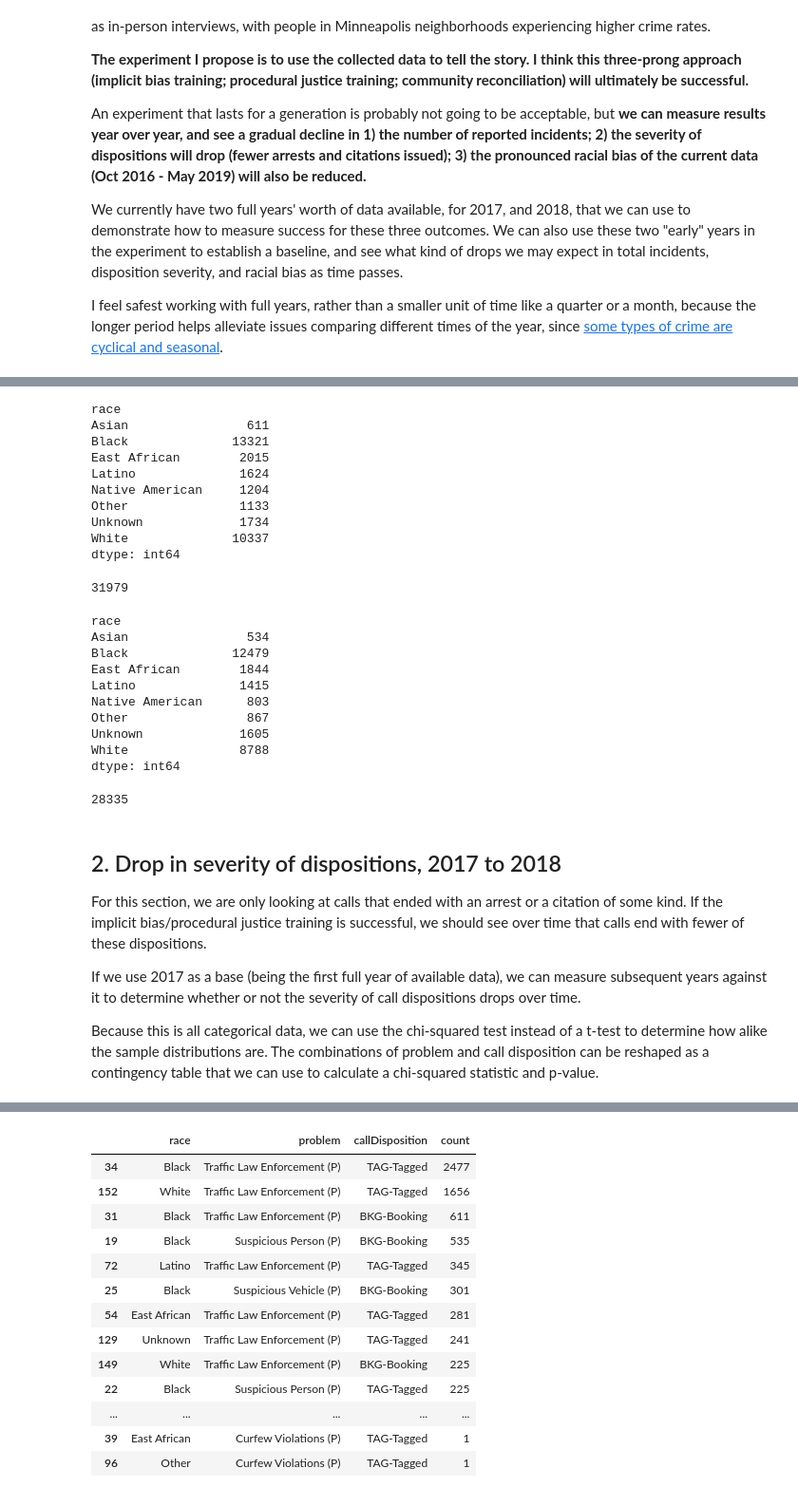
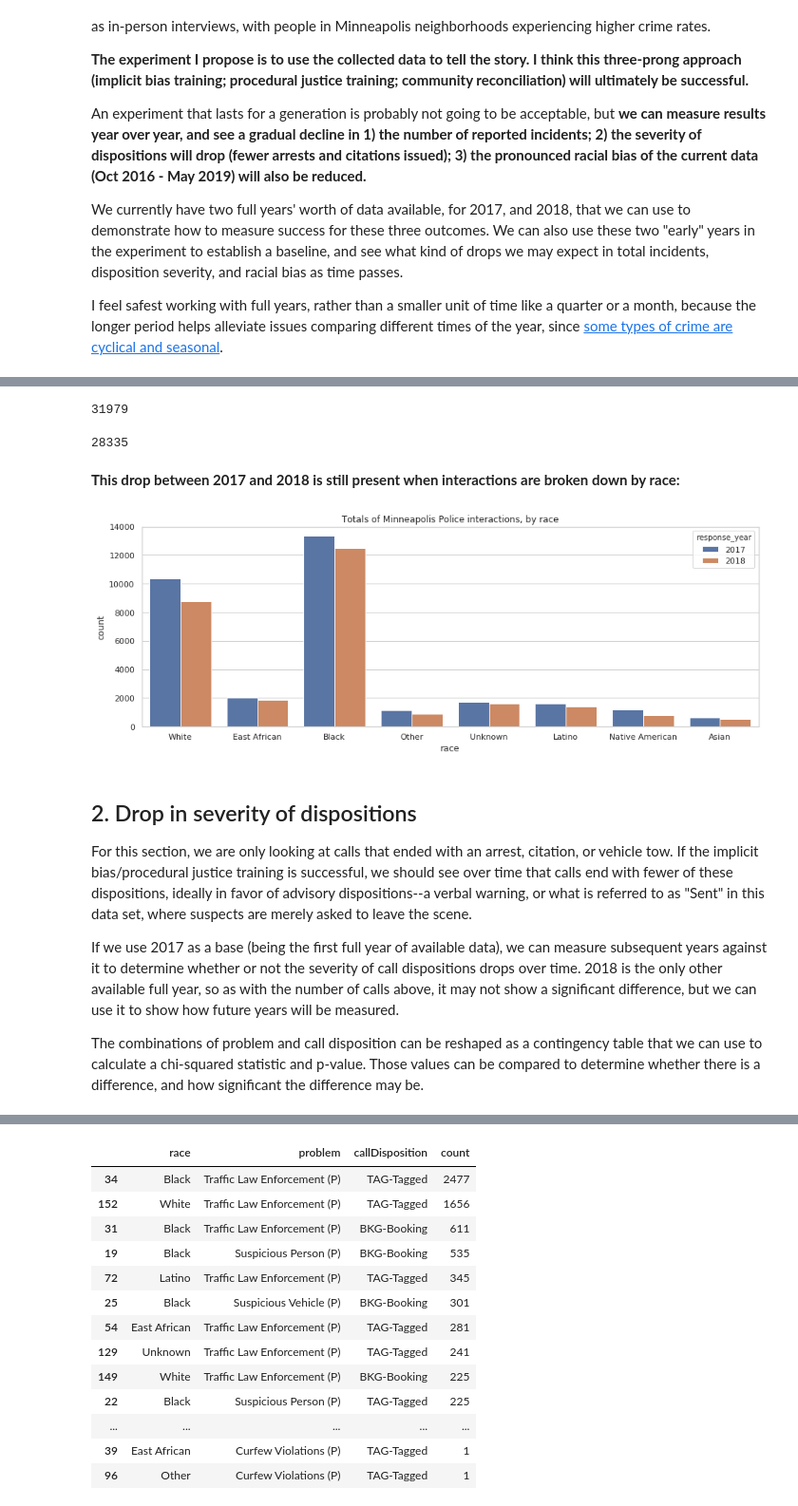
Before and after one commit to iamjeremybe/thinkful_data_science, a Jupyter notebook: Capstone 2/Thinkful Capstone 2 - narrative analytics and experimentation.ipynb, the cells around one changed output, grey strips where cells are left out. Shown at 95% size. Drawn from its saved outputs; the diff is of its cells as text; code cells hidden in the pictures.

```diff
--- a/Capstone 2/Thinkful Capstone 2 - narrative analytics and experimentation.ipynb
+++ b/Capstone 2/Thinkful Capstone 2 - narrative analytics and experimentation.ipynb
@@ -517,46 +510,33 @@ df_interactions_2018 = df.loc[(df['callDisposition'].isin(interactions)) & \
 # %%
-df_race_totals_2017 = df_interactions_2017.groupby(['race']).size()
-df_race_totals_2017
+df_race_totals_2017 = df_interactions_2017.groupby(['race']).size().to_frame()
+df_race_totals_2017[0].sum()
 # %% [output]
-race
-Asian                611
-Black              13321
-East African        2015
-Latino              1624
-Native American     1204
-Other               1133
-Unknown             1734
-White              10337
-dtype: int64
+31979
-# %%
-df_race_totals_2017.sum()
-# %% [output]
-31979
 # %%
-df_race_totals_2018 = df_interactions_2018.groupby(['race']).size()
-df_race_totals_2018
+df_race_totals_2018 = df_interactions_2018.groupby(['race']).size().to_frame()
+df_race_totals_2018[0].sum()
 # %% [output]
-race
-Asian                534
-Black              12479
-East African        1844
-Latino              1415
-Native American      803
-Other                867
-Unknown             1605
-White               8788
-dtype: int64
+28335
-# %%
-df_race_totals_2018.sum()
-# %% [output]
-28335
+# %% [markdown]
+__This drop between 2017 and 2018 is still present when interactions are broken down by race:__
+# %%
+plt.subplots(figsize=(15,5))
+overall = sns.countplot(x='race',
+            hue='response_year',
+            data=df.loc[(df['callDisposition'].isin(interactions)) & \
+                        (df['response_year'] > 2016) & \
+                        (df['response_year'] < 2019)],
+           )
+title = plt.title('Totals of Minneapolis Police interactions, by race')
+# %% [output]
+[figure, added]
 # %% [markdown]
-## 2. Drop in severity of dispositions, 2017 to 2018
+## 2. Drop in severity of dispositions
 
-For this section, we are only looking at calls that ended with an arrest or a citation of some kind. If the implicit bias/procedural justice training is successful, we should see over time that calls end with fewer of these dispositions.
+For this section, we are only looking at calls that ended with an arrest, citation, or vehicle tow. If the implicit bias/procedural justice training is successful, we should see over time that calls end with fewer of these dispositions, ideally in favor of advisory dispositions--a verbal warning, or what is referred to as "Sent" in this data set, where suspects are merely asked to leave the scene.
 
-If we use 2017 as a base (being the first full year of available data), we can measure subsequent years against it to determine whether or not the severity of call dispositions drops over time.
+If we use 2017 as a base (being the first full year of available data), we can measure subsequent years against it to determine whether or not the severity of call dispositions drops over time. 2018 is the only other available full year, so as with the number of calls above, it may not show a significant difference, but we can use it to show how future years will be measured.
 
-Because this is all categorical data, we can use the chi-squared test instead of a t-test to determine how alike the sample distributions are. The combinations of problem and call disposition can be reshaped as a contingency table that we can use to calculate a chi-squared statistic and p-value.
+The combinations of problem and call disposition can be reshaped as a contingency table that we can use to calculate a chi-squared statistic and p-value. Those values can be compared to determine whether there is a difference, and how significant the difference may be.
 # %%
 disp_severe = sum([arrested,ticket_tow],[])
```
Also changed, not shown: parts of 46 cells of this notebook.
